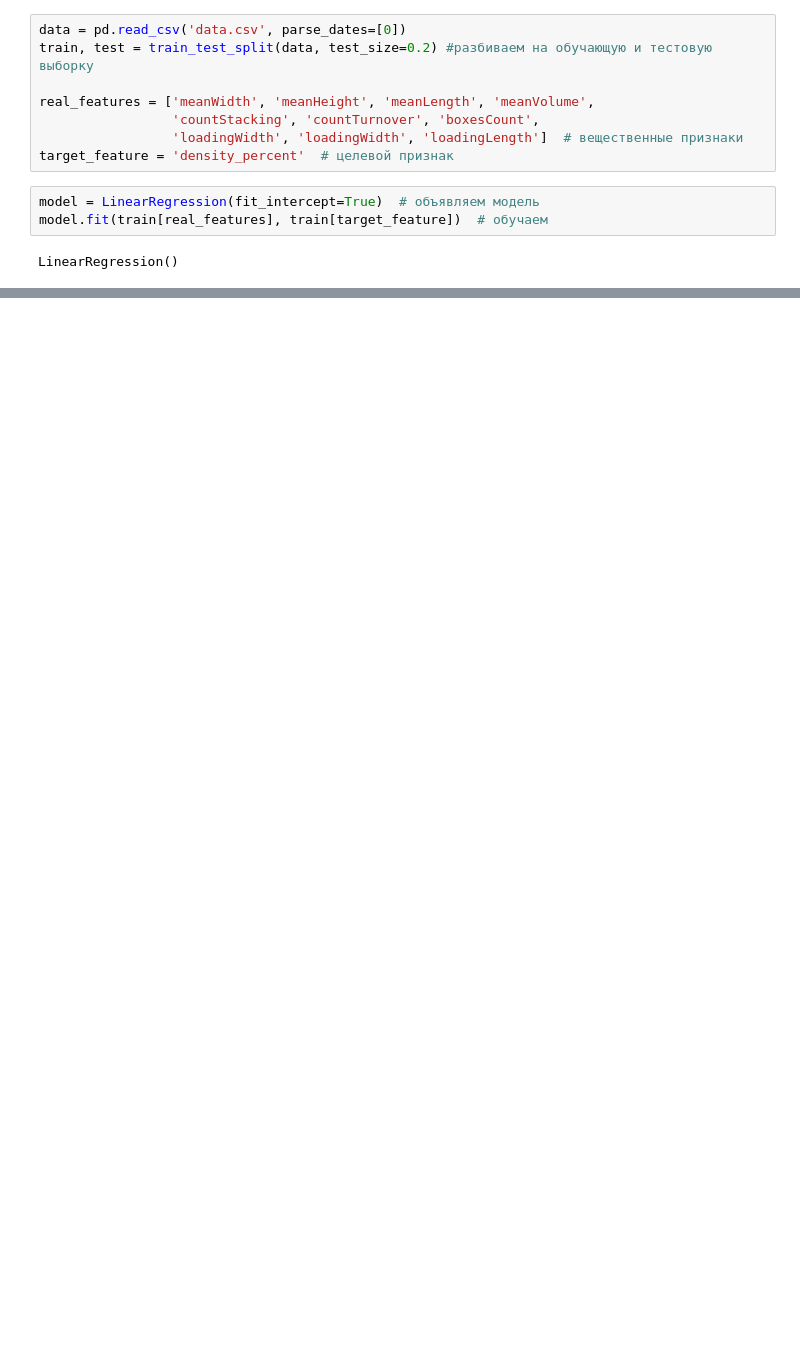
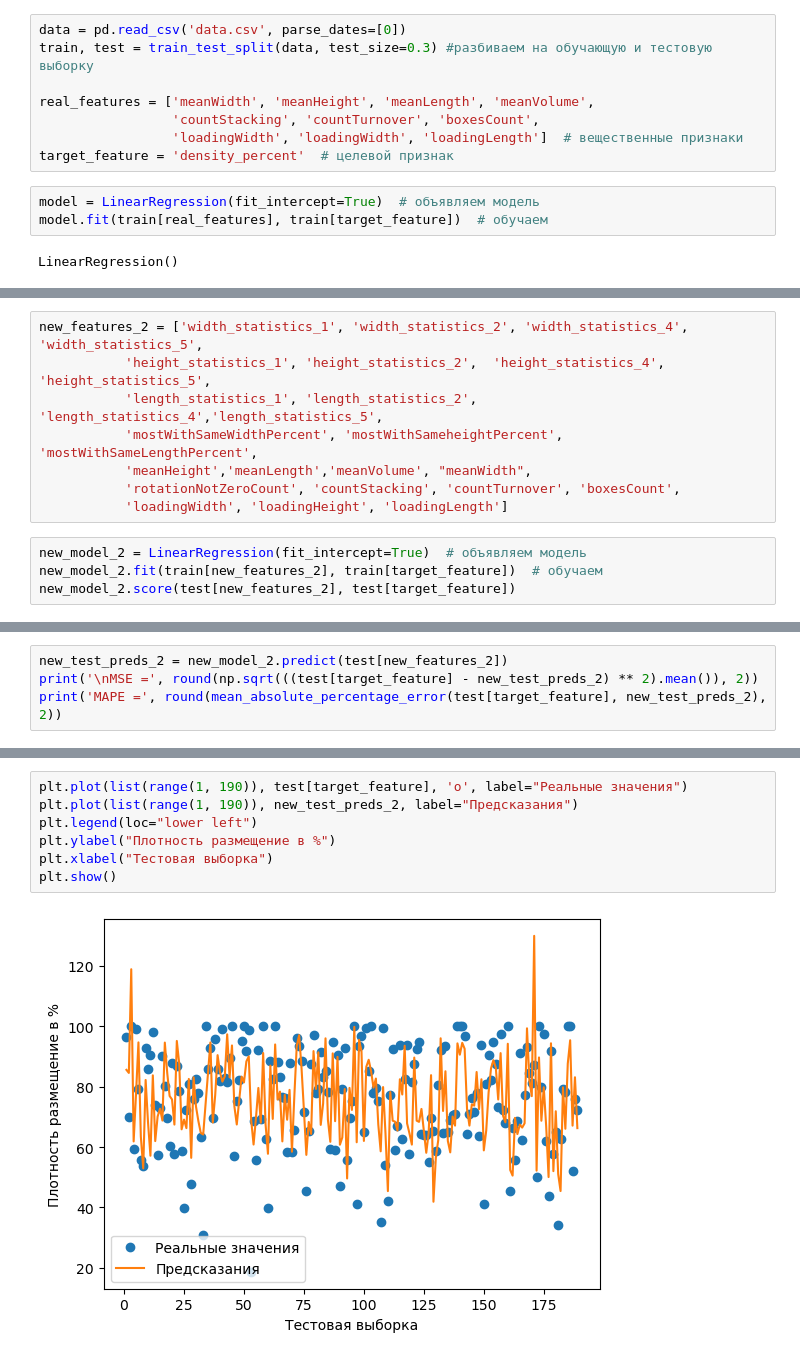
Before and after one commit to BykovDenis2000/misis_practice_i-3, a Jupyter notebook: linear_regression.ipynb, the cells around one changed output, grey strips where cells are left out. Cells and saved outputs as stored; diff of their text form; blank space fills up the shorter version.

Commit message:
added new variables to linear_regression and new practice file to make them

```diff
--- a/linear_regression.ipynb
+++ b/linear_regression.ipynb
@@ -7,6 +8,6 @@ from sklearn.linear_model import LinearRegression
 # %%
 data = pd.read_csv('data.csv', parse_dates=[0])
-train, test = train_test_split(data, test_size=0.2) #разбиваем на обучающую и тестовую выборку
+train, test = train_test_split(data, test_size=0.3) #разбиваем на обучающую и тестовую выборку
 
 real_features = ['meanWidth', 'meanHeight', 'meanLength', 'meanVolume',
                  'countStacking', 'countTurnover', 'boxesCount',
@@ -51,0 +181,12 @@ plt.show()
+# %%
+new_features_2 = ['width_statistics_1', 'width_statistics_2', 'width_statistics_4', 'width_statistics_5',
+           'height_statistics_1', 'height_statistics_2',  'height_statistics_4', 'height_statistics_5',
+           'length_statistics_1', 'length_statistics_2', 'length_statistics_4','length_statistics_5',
+           'mostWithSameWidthPercent', 'mostWithSameheightPercent', 'mostWithSameLengthPercent',
+           'meanHeight','meanLength','meanVolume', "meanWidth",
+           'rotationNotZeroCount', 'countStacking', 'countTurnover', 'boxesCount',
+           'loadingWidth', 'loadingHeight', 'loadingLength']
+# %%
+new_model_2 = LinearRegression(fit_intercept=True)  # объявляем модель
+new_model_2.fit(train[new_features_2], train[target_feature])  # обучаем
+new_model_2.score(test[new_features_2], test[target_feature])
@@ -51,0 +195,4 @@ plt.show()
+# %%
+new_test_preds_2 = new_model_2.predict(test[new_features_2])
+print('\nMSE =', round(np.sqrt(((test[target_feature] - new_test_preds_2) ** 2).mean()), 2))
+print('MAPE =', round(mean_absolute_percentage_error(test[target_feature], new_test_preds_2), 2))
@@ -51,0 +202,9 @@ plt.show()
+# %%
+plt.plot(list(range(1, 190)), test[target_feature], 'o', label="Реальные значения")
+plt.plot(list(range(1, 190)), new_test_preds_2, label="Предсказания")
+plt.legend(loc="lower left")
+plt.ylabel("Плотность размещение в %")
+plt.xlabel("Тестовая выборка")
+plt.show()
+# %% [output]
+[figure, added]
```
Also changed, not shown: parts of 26 cells of this notebook, 1 other file.
